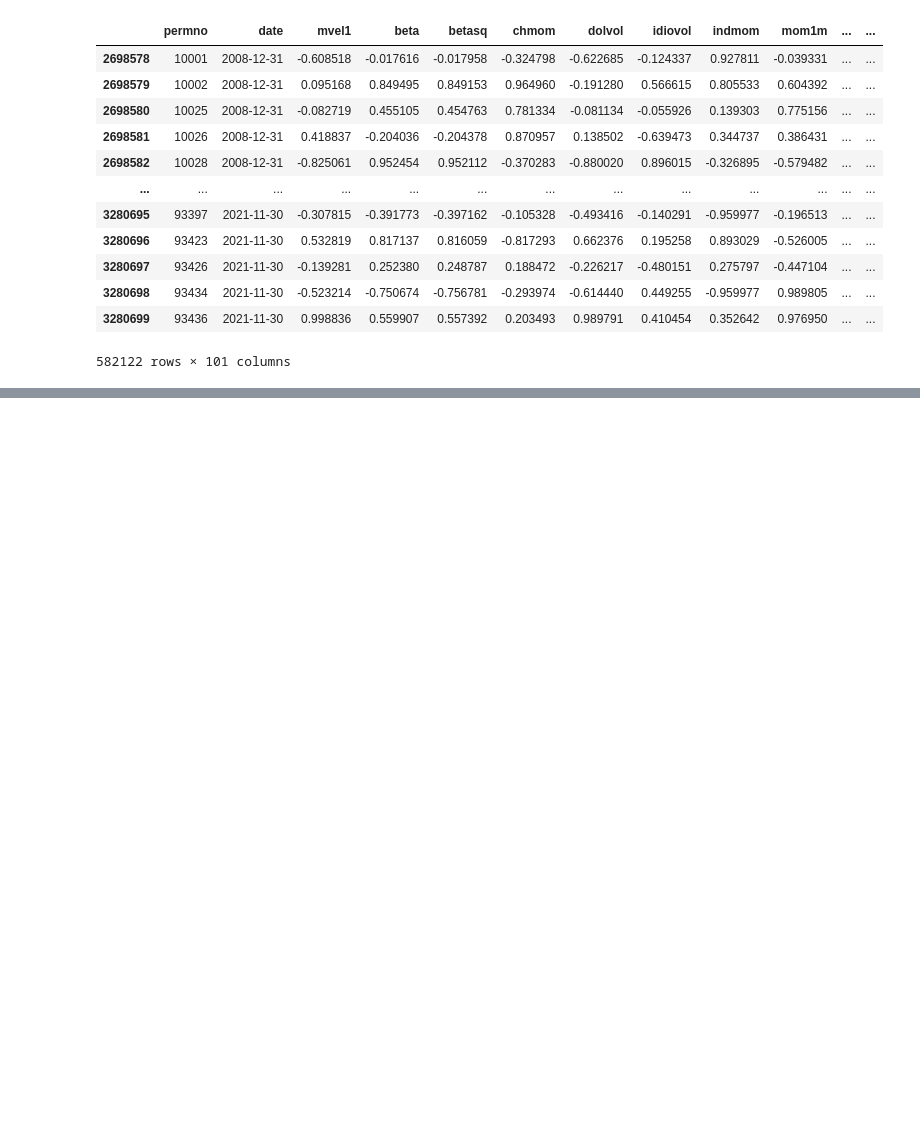
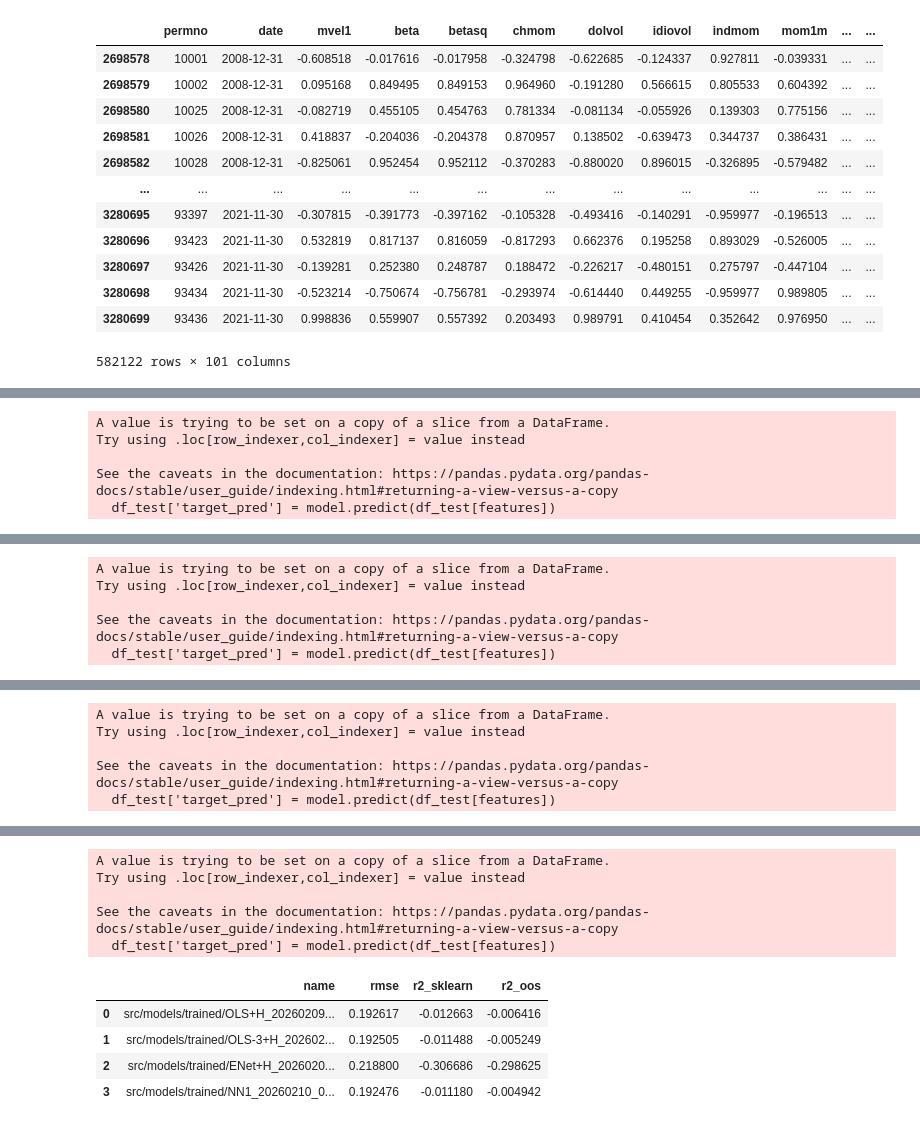
Before and after one commit to Racoo203/conditional_asset_pricing, a Jupyter notebook: notebooks/PC_Baseline_Test.ipynb, the cells around one changed output, grey strips where cells are left out. Cells and saved outputs as stored; diff of their text form; code cells hidden in the pictures; blank space fills up the shorter version.

```diff
--- a/notebooks/PC_Baseline_Test.ipynb
+++ b/notebooks/PC_Baseline_Test.ipynb
@@ -161,0 +160,11 @@ plt.show()
+# %%
+models = [m_aubrey_path, m_betty_path, m_chloe_path, m_debby_path]
+results = []
+for model in models:
+    _, metrics = evaluator.run_eval(model)
+    print(f"Model: {model}")
+    # display(metrics)
+    results.append({'name': model, **metrics})
+
+pd.DataFrame(results)
+# %% [output]
@@ -161,0 +179,5 @@ plt.show()
+A value is trying to be set on a copy of a slice from a DataFrame.
+Try using .loc[row_indexer,col_indexer] = value instead
+
+See the caveats in the documentation: https://pandas.pydata.org/pandas-docs/stable/user_guide/indexing.html#returning-a-view-versus-a-copy
+  df_test['target_pred'] = model.predict(df_test[features])
@@ -161,0 +189,5 @@ plt.show()
+A value is trying to be set on a copy of a slice from a DataFrame.
+Try using .loc[row_indexer,col_indexer] = value instead
+
+See the caveats in the documentation: https://pandas.pydata.org/pandas-docs/stable/user_guide/indexing.html#returning-a-view-versus-a-copy
+  df_test['target_pred'] = model.predict(df_test[features])
@@ -161,0 +199,5 @@ plt.show()
+A value is trying to be set on a copy of a slice from a DataFrame.
+Try using .loc[row_indexer,col_indexer] = value instead
+
+See the caveats in the documentation: https://pandas.pydata.org/pandas-docs/stable/user_guide/indexing.html#returning-a-view-versus-a-copy
+  df_test['target_pred'] = model.predict(df_test[features])
@@ -161,0 +206,10 @@ plt.show()
+A value is trying to be set on a copy of a slice from a DataFrame.
+Try using .loc[row_indexer,col_indexer] = value instead
+
+See the caveats in the documentation: https://pandas.pydata.org/pandas-docs/stable/user_guide/indexing.html#returning-a-view-versus-a-copy
+  df_test['target_pred'] = model.predict(df_test[features])
+|  | name | rmse | r2_sklearn | r2_oos |
+| 0 | src/models/trained/OLS+H_20260209... | 0.192617 | -0.012663 | -0.006416 |
+| 1 | src/models/trained/OLS-3+H_202602... | 0.192505 | -0.011488 | -0.005249 |
+| 2 | src/models/trained/ENet+H_2026020... | 0.218800 | -0.306686 | -0.298625 |
+| 3 | src/models/trained/NN1_20260210_0... | 0.192476 | -0.011180 | -0.004942 |
```
Also changed, not shown: parts of 7 cells of this notebook, 9 other files.
